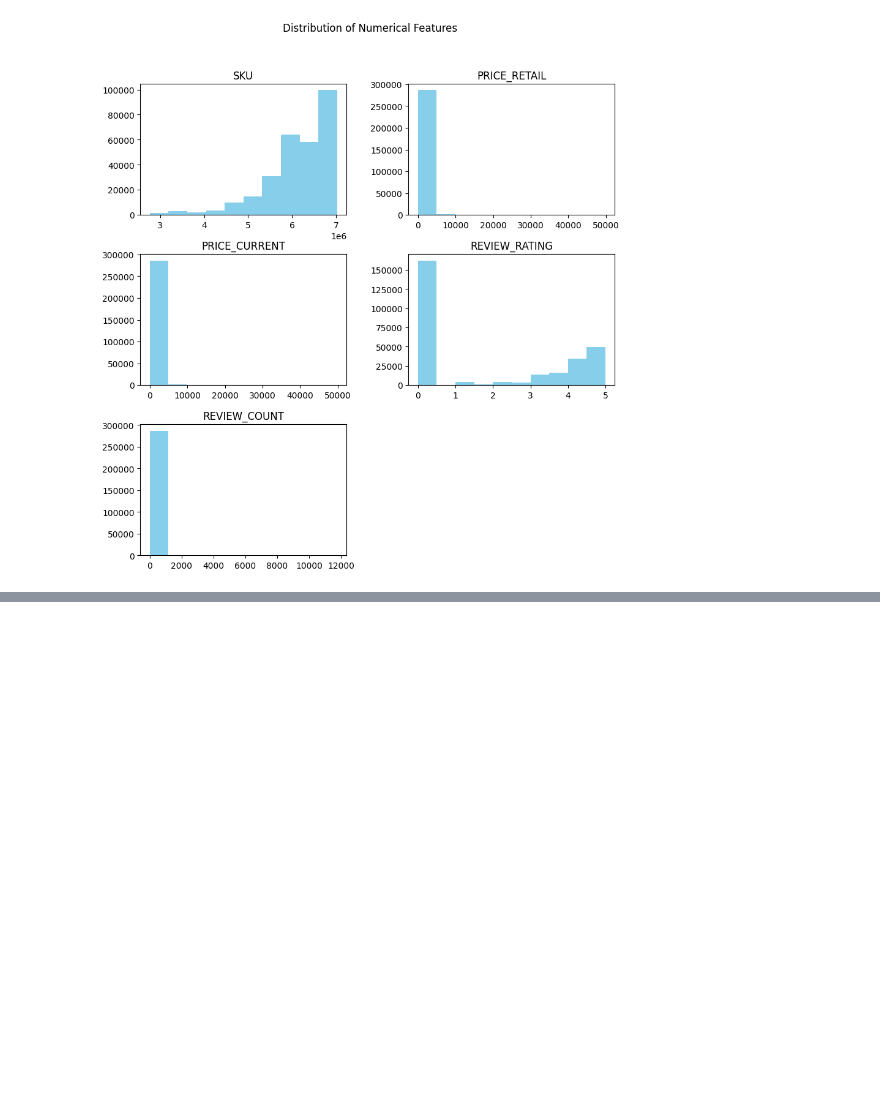
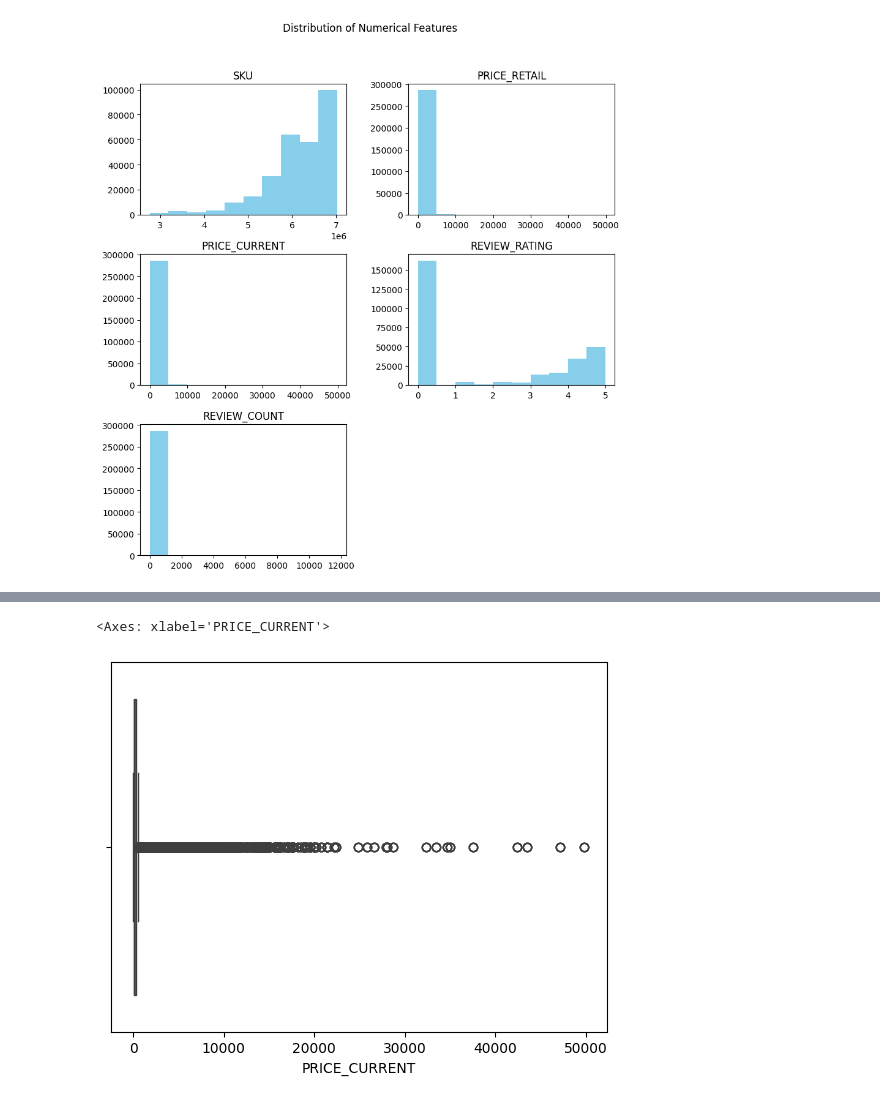
Before and after one commit to coderacheal/Customer-Segmentation-Analysis, a Jupyter notebook: notebook.ipynb, the cells around one changed output, grey strips where cells are left out. Cells and saved outputs as stored; diff of their text form; code cells hidden in the pictures; blank space fills up the shorter version.

```diff
--- a/notebook.ipynb
+++ b/notebook.ipynb
@@ -94,0 +101,5 @@ plt.show()
+# %%
+sns.boxplot(data=df['PRICE_CURRENT'], orient='h')
+# %% [output]
+<Axes: xlabel='PRICE_CURRENT'>
+[figure, added]
```
Also changed, not shown: parts of 1 cell of this notebook.
